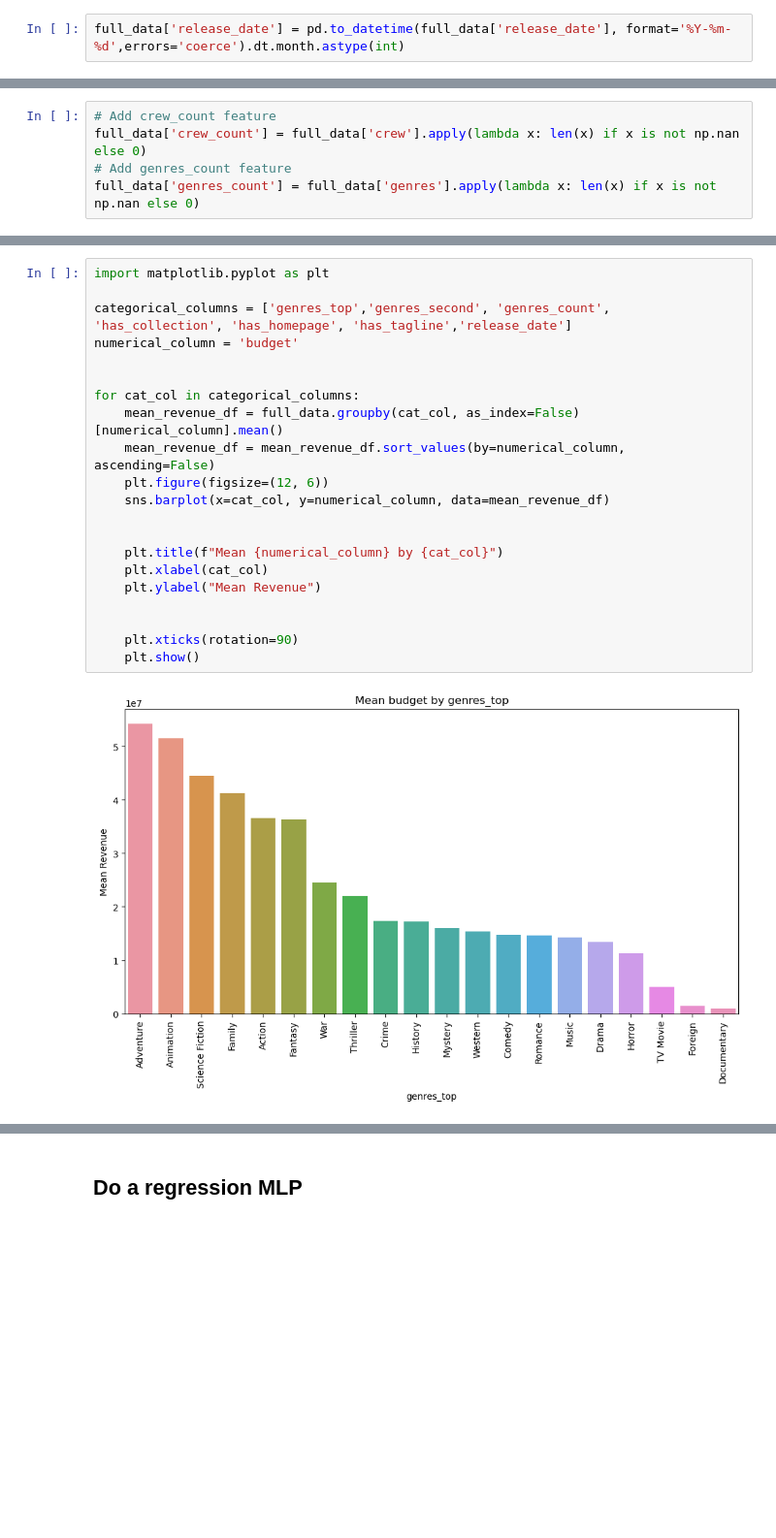
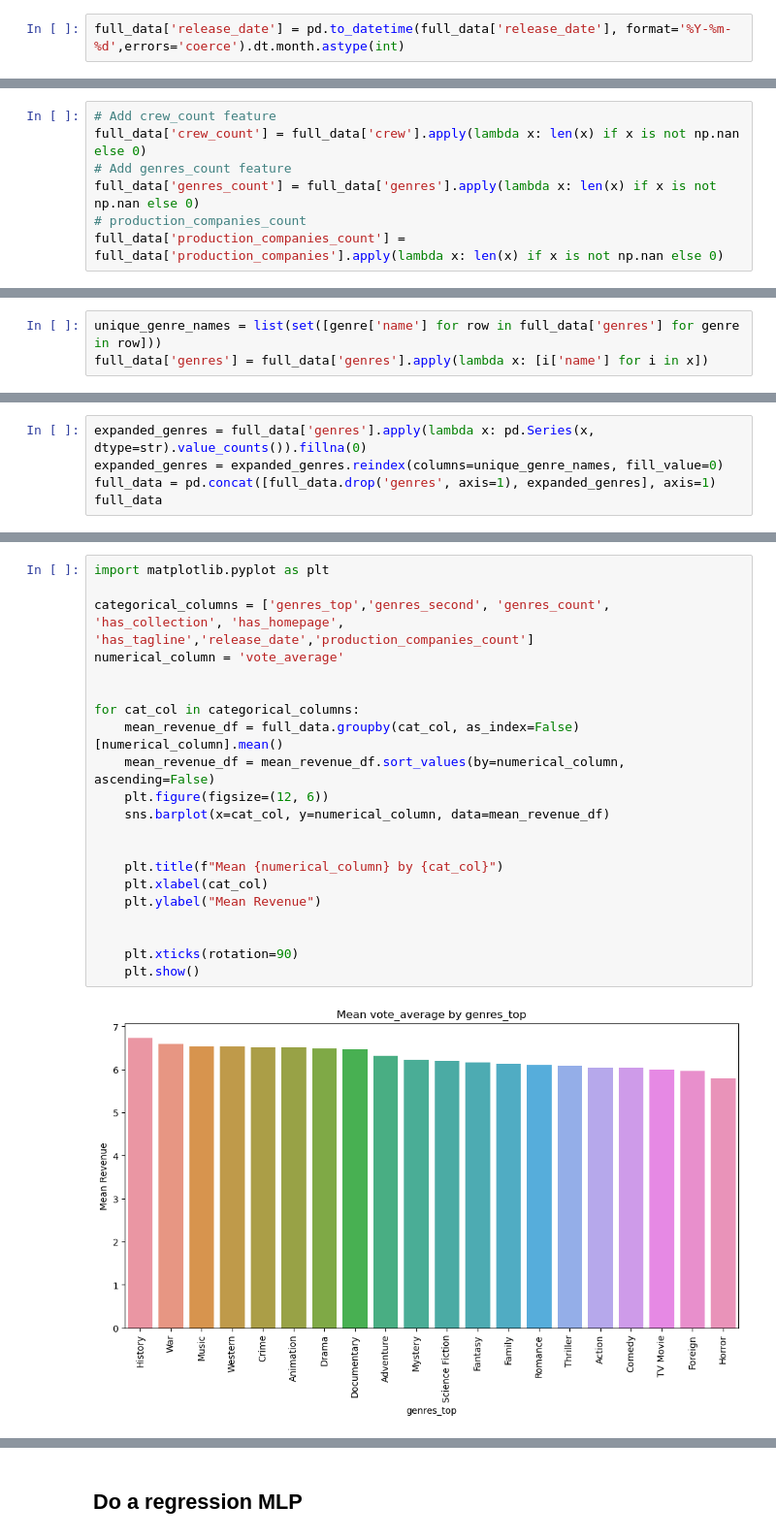
Before and after one commit to tianhew0121/Movie_Rating_Prediction_with_Movielens_dataset, a Jupyter notebook: data_inspection.ipynb, the cells around one changed output, grey strips where cells are left out. Shown: that part at 97% size. Drawn from its saved outputs; the diff is of its cells as text; blank space fills up the shorter version.

```diff
--- a/data_inspection.ipynb
+++ b/data_inspection.ipynb
@@ -118,3 +195,5 @@ for i in range(len(has_or_not)):
 full_data['crew_count'] = full_data['crew'].apply(lambda x: len(x) if x is not np.nan else 0)
 # Add genres_count feature
 full_data['genres_count'] = full_data['genres'].apply(lambda x: len(x) if x is not np.nan else 0)
+# production_companies_count
+full_data['production_companies_count'] = full_data['production_companies'].apply(lambda x: len(x) if x is not np.nan else 0)
@@ -172,0 +278,3 @@ full_data["has_collection"] = full_data["belongs_to_collection"].apply(lambda x:
+# %%
+unique_genre_names = list(set([genre['name'] for row in full_data['genres'] for genre in row]))
+full_data['genres'] = full_data['genres'].apply(lambda x: [i['name'] for i in x])
@@ -172,0 +287,5 @@ full_data["has_collection"] = full_data["belongs_to_collection"].apply(lambda x:
+# %%
+expanded_genres = full_data['genres'].apply(lambda x: pd.Series(x, dtype=str).value_counts()).fillna(0)
+expanded_genres = expanded_genres.reindex(columns=unique_genre_names, fill_value=0)
+full_data = pd.concat([full_data.drop('genres', axis=1), expanded_genres], axis=1)
+full_data
@@ -173,23 +308,23 @@ full_data["has_collection"] = full_data["belongs_to_collection"].apply(lambda x:
 # %%
 import matplotlib.pyplot as plt
 
-categorical_columns = ['genres_top','genres_second', 'genres_count', 'has_collection', 'has_homepage', 'has_tagline','release_date']
-numerical_column = 'budget'
+categorical_columns = ['genres_top','genres_second', 'genres_count', 'has_collection', 'has_homepage', 'has_tagline','release_date','production_companies_count']
+numerical_column = 'vote_average'
 
 
 for cat_col in categorical_columns:
     mean_revenue_df = full_data.groupby(cat_col, as_index=False)[numerical_column].mean()
     mean_revenue_df = mean_revenue_df.sort_values(by=numerical_column, ascending=False)
     plt.figure(figsize=(12, 6))
     sns.barplot(x=cat_col, y=numerical_column, data=mean_revenue_df)
 
 
     plt.title(f"Mean {numerical_column} by {cat_col}")
     plt.xlabel(cat_col)
     plt.ylabel("Mean Revenue")
 
 
     plt.xticks(rotation=90)
     plt.show()
 # %% [output]
-[figure, old version]
+[figure, new version]
```
Also changed, not shown: parts of 51 cells of this notebook.
